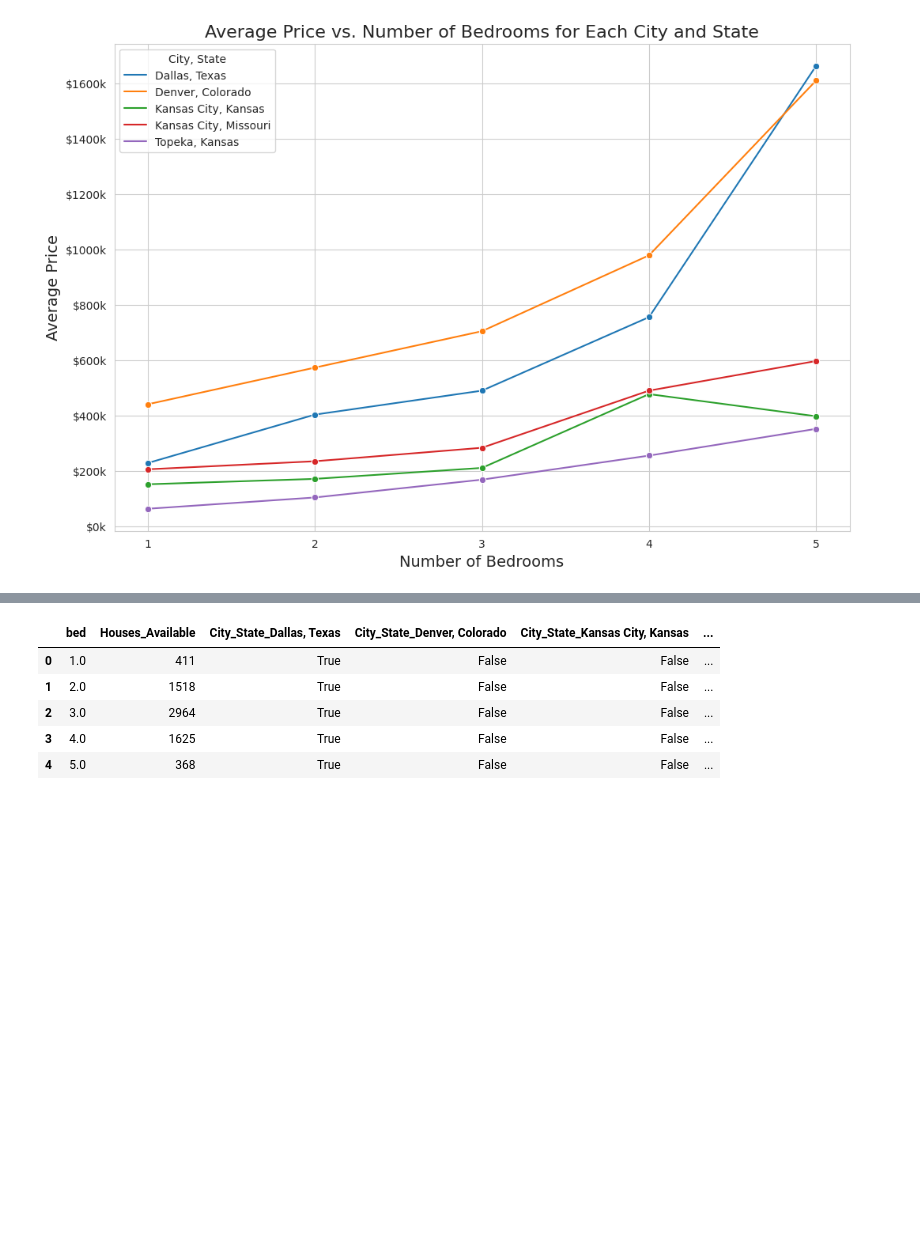
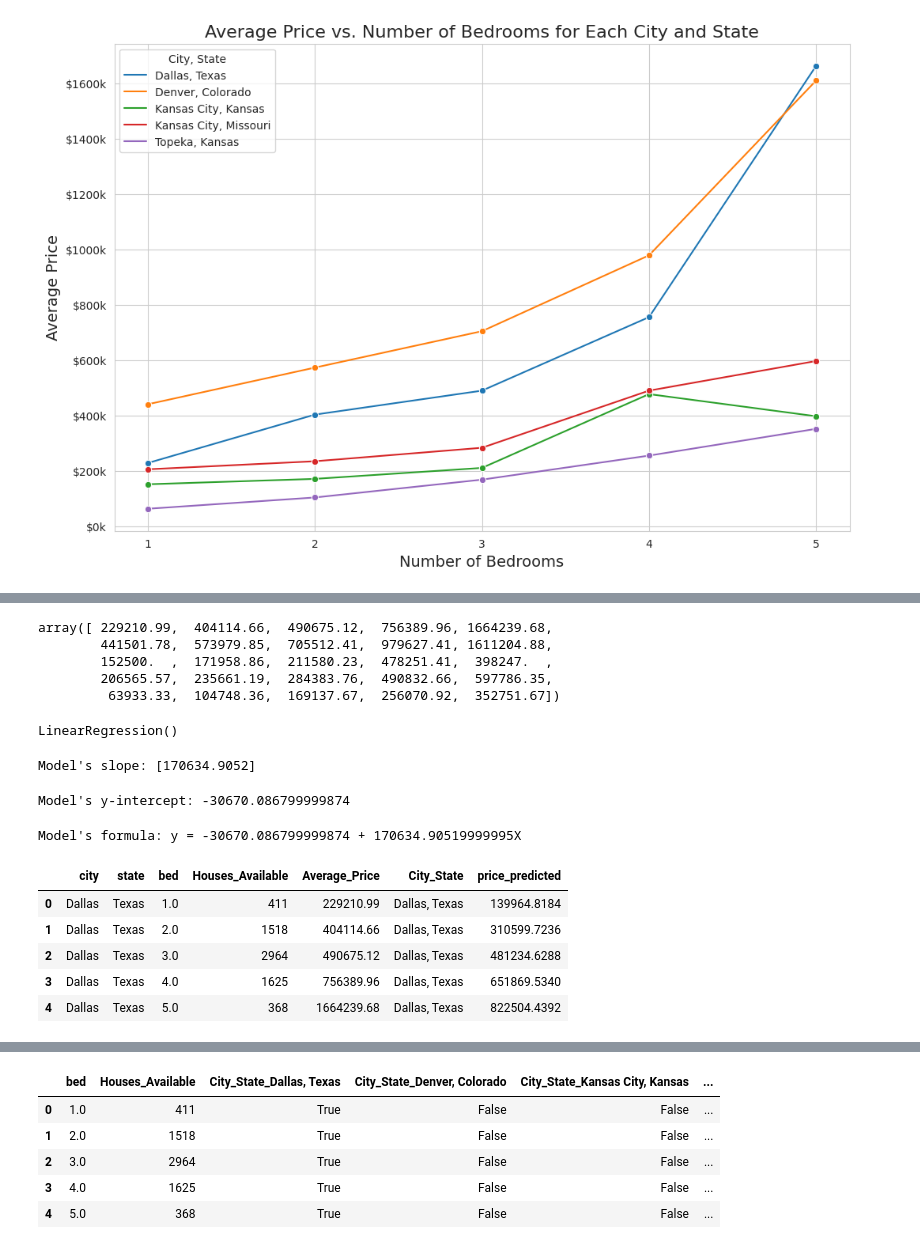
Before and after one commit to gthom73/MLIntegration_project4_group2, a Jupyter notebook: Project_4_ML.ipynb, the cells around one changed output, grey strips where cells are left out. Drawn from its saved outputs; the diff is of its cells as text; code cells hidden in the pictures; blank space fills up the shorter version.

```diff
--- a/Project_4_ML.ipynb
+++ b/Project_4_ML.ipynb
@@ -254,0 +272,42 @@ X[:5]
+# %%
+y = result["Average_Price"].values
+y
+# %% [output]
+array([ 229210.99,  404114.66,  490675.12,  756389.96, 1664239.68,
+        441501.78,  573979.85,  705512.41,  979627.41, 1611204.88,
+        152500.  ,  171958.86,  211580.23,  478251.41,  398247.  ,
+        206565.57,  235661.19,  284383.76,  490832.66,  597786.35,
+         63933.33,  104748.36,  169137.67,  256070.92,  352751.67])
+# %%
+model = LinearRegression()
+# %%
+model.fit(X, y)
+# %% [output]
+LinearRegression()
+# %%
+print(f"Model's slope: {model.coef_}")
+# %% [output]
+Model's slope: [170634.9052]
+# %%
+print(f"Model's y-intercept: {model.intercept_}")
+# %% [output]
+Model's y-intercept: -30670.086799999874
+# %%
+print(f"Model's formula: y = {model.intercept_} + {model.coef_[0]}X")
+# %% [output]
+Model's formula: y = -30670.086799999874 + 170634.90519999995X
+# %%
+predicted_y_values = model.predict(X)
+# %%
+results_predicted = result.copy()
+
+results_predicted["price_predicted"] = predicted_y_values
+
+results_predicted.head()
+# %% [output]
+|  | city | state | bed | Houses_Available | Average_Price | City_State | price_predicted |
+| 0 | Dallas | Texas | 1.0 | 411 | 229210.99 | Dallas, Texas | 139964.8184 |
+| 1 | Dallas | Texas | 2.0 | 1518 | 404114.66 | Dallas, Texas | 310599.7236 |
+| 2 | Dallas | Texas | 3.0 | 2964 | 490675.12 | Dallas, Texas | 481234.6288 |
+| 3 | Dallas | Texas | 4.0 | 1625 | 756389.96 | Dallas, Texas | 651869.5340 |
+| 4 | Dallas | Texas | 5.0 | 368 | 1664239.68 | Dallas, Texas | 822504.4392 |
```
Also changed, not shown: parts of 9 cells of this notebook.
